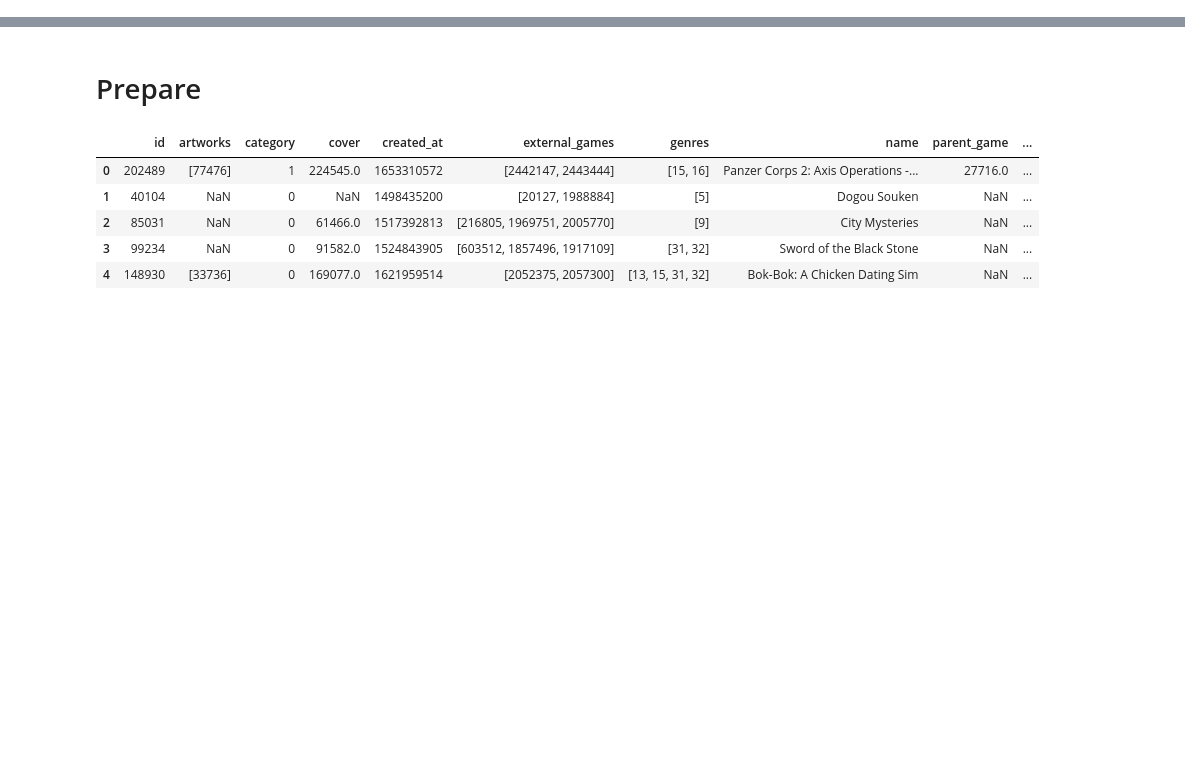
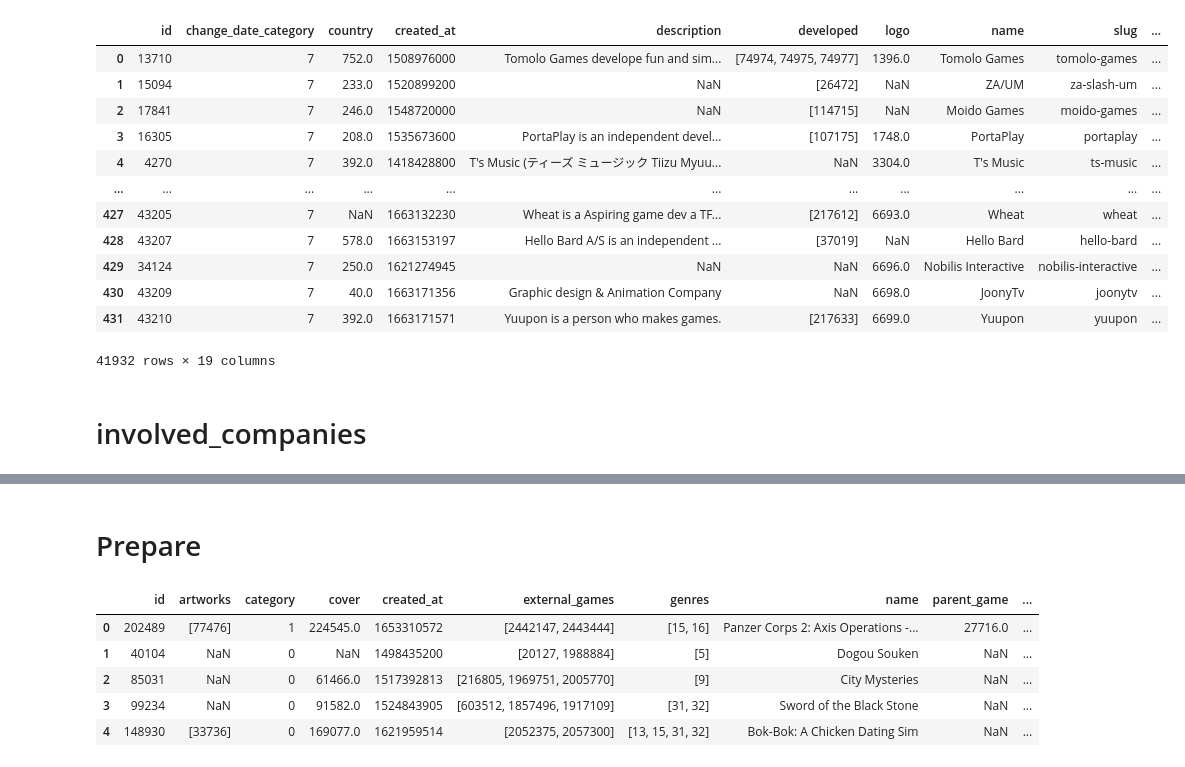
Before and after one commit to MrEnigmamgine/Videogame-Capstone_fork, a Jupyter notebook: glady's notebook.ipynb, the cells around one changed output, grey strips where cells are left out. Cells and saved outputs as stored; diff of their text form; code cells hidden in the pictures; blank space fills up the shorter version.

```diff
--- a/glady's notebook.ipynb
+++ b/glady's notebook.ipynb
@@ -29,0 +269,27 @@ access_token = connect_api()
+# %%
+def get_companies(wrapper):
+    get_companies= pd.DataFrame()
+    for i in range (0, 409):
+        company = wrapper.api_request('companies', 'fields *; limit 500;' f'offset {i * 500};')
+        y = json.loads(company)
+        results_df =pd.DataFrame(y)
+        get_companies = pd.concat([get_companies, results_df])
+    return get_companies
+# %%
+get_companies(wrapper)
+# %% [output]
+|  | id | change_date_category | country | created_at | description | developed | logo | name | slug | ... |
+| 0 | 13710 | 7 | 752.0 | 1508976000 | Tomolo Games develope fun and sim... | [74974, 74975, 74977] | 1396.0 | Tomolo Games | tomolo-games | ... |
+| 1 | 15094 | 7 | 233.0 | 1520899200 | NaN | [26472] | NaN | ZA/UM | za-slash-um | ... |
+| 2 | 17841 | 7 | 246.0 | 1548720000 | NaN | [114715] | NaN | Moido Games | moido-games | ... |
+| 3 | 16305 | 7 | 208.0 | 1535673600 | PortaPlay is an independent devel... | [107175] | 1748.0 | PortaPlay | portaplay | ... |
+| 4 | 4270 | 7 | 392.0 | 1418428800 | T's Music (ティーズ ミュージック Tiizu Myuu... | NaN | 3304.0 | T's Music | ts-music | ... |
+| ... | ... | ... | ... | ... | ... | ... | ... | ... | ... | ... |
+| 427 | 43205 | 7 | NaN | 1663132230 | Wheat is a Aspiring game dev a TF... | [217612] | 6693.0 | Wheat | wheat | ... |
+| 428 | 43207 | 7 | 578.0 | 1663153197 | Hello Bard A/S is an independent ... | [37019] | NaN | Hello Bard | hello-bard | ... |
+| 429 | 34124 | 7 | 250.0 | 1621274945 | NaN | NaN | 6696.0 | Nobilis Interactive | nobilis-interactive | ... |
+| 430 | 43209 | 7 | 40.0 | 1663171356 | Graphic design & Animation Company | NaN | 6698.0 | JoonyTv | joonytv | ... |
+| 431 | 43210 | 7 | 392.0 | 1663171571 | Yuupon is a person who makes games. | [217633] | 6699.0 | Yuupon | yuupon | ... |
+41932 rows × 19 columns
+# %% [markdown]
+# involved_companies
```
Also changed, not shown: parts of 85 cells of this notebook.
